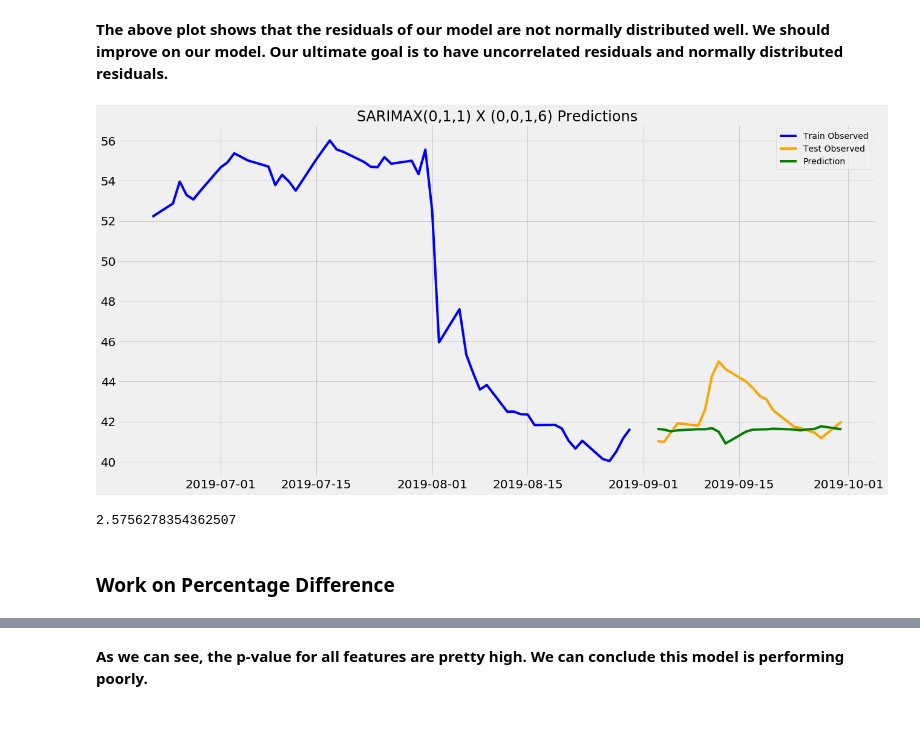
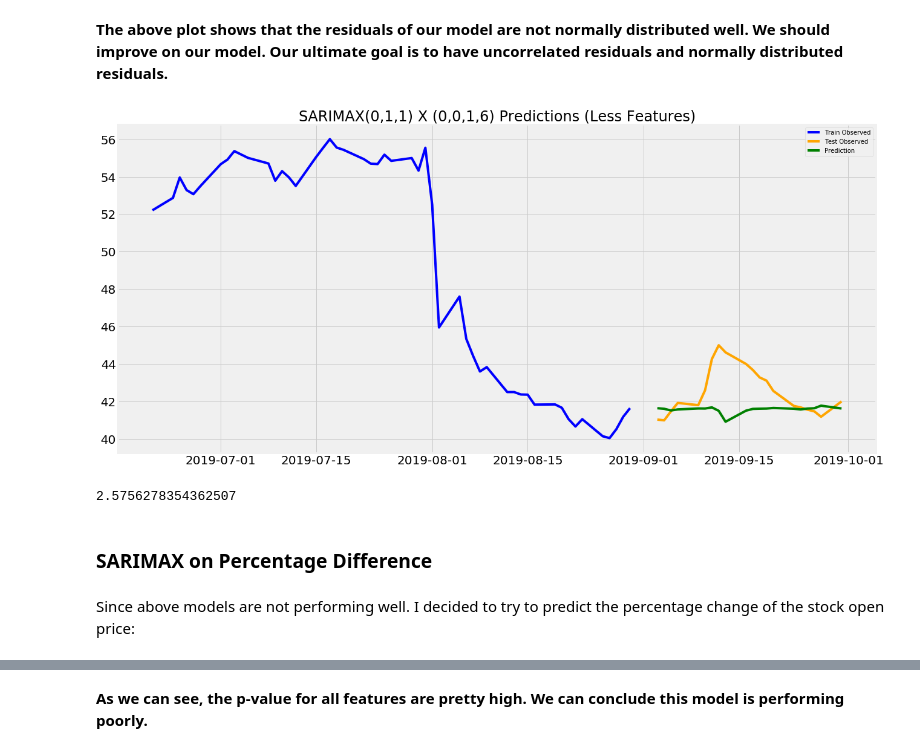
Before and after one commit to F1282231/RGR_Stock_Price_Project, a Jupyter notebook: code/Part-7-modeling-and-evaluation.ipynb, the cells around one changed output, grey strips where cells are left out. Saved outputs shown, nothing was run; the diff lists cells and outputs as text; code cells hidden in the pictures; blank space fills up the shorter version.

```diff
--- a/code/Part-7-modeling-and-evaluation.ipynb
+++ b/code/Part-7-modeling-and-evaluation.ipynb
@@ -357,34 +440,36 @@ sarimax_preds_2 = results.predict(start = results.nobs,
 # %%
 # Set figure size.
 plt.figure(figsize=(20,10))
 
 # Plot training data.
 plt.plot(train_2.index[-50:], pd.DataFrame(train_2['open_price'][-50:]), color = 'blue')
 
 # Plot testing data.
 plt.plot(test_2.index, pd.DataFrame(test_2['open_price']), color = 'orange')
 
 # Plot predicted test values.
 plt.plot(test_2.index, pd.DataFrame(sarimax_preds_2), color = 'green')
 
 # Set label.
-plt.title(label = 'SARIMAX(0,1,1) X (0,0,1,6) Predictions', fontsize=24)
+plt.title(label = 'SARIMAX(0,1,1) X (0,0,1,6) Predictions (Less Features)', fontsize=24)
 
 # Set legend.
 plt.legend(['Train Observed', 'Test Observed', 'Prediction'])
 
 # Resize tick marks.
 plt.xticks(fontsize=20)
 plt.yticks(fontsize=20);
 # %% [output]
-[figure, old version]
+[figure, new version]
 # %%
 # MSE
 mean_squared_error(pd.DataFrame(test_2['open_price']), sarimax_preds_2)
 # %% [output]
 2.5756278354362507
 # %% [markdown]
-### Work on Percentage Difference
+### SARIMAX on Percentage Difference
+# %% [markdown]
+Since above models are not performing well. I decided to try to predict the percentage change of the stock open price:
 # %%
 train_3 = df_final['2016':'2019-8'].copy()
 test_3 = df_final['2019-9'].copy()
```
Also changed, not shown: parts of 100 cells of this notebook, 3 other files.
